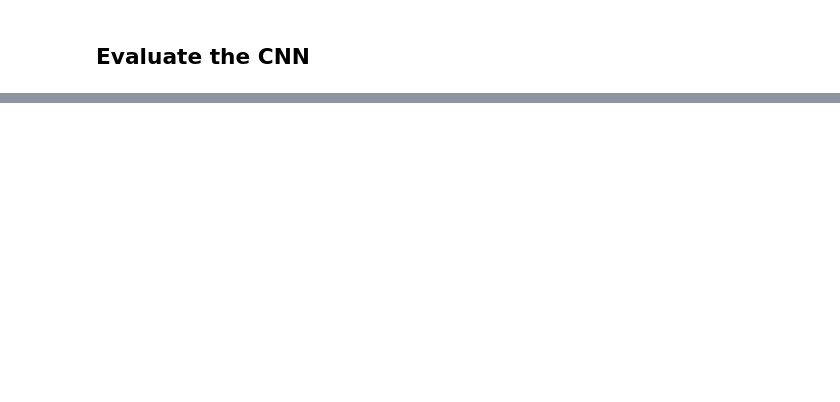
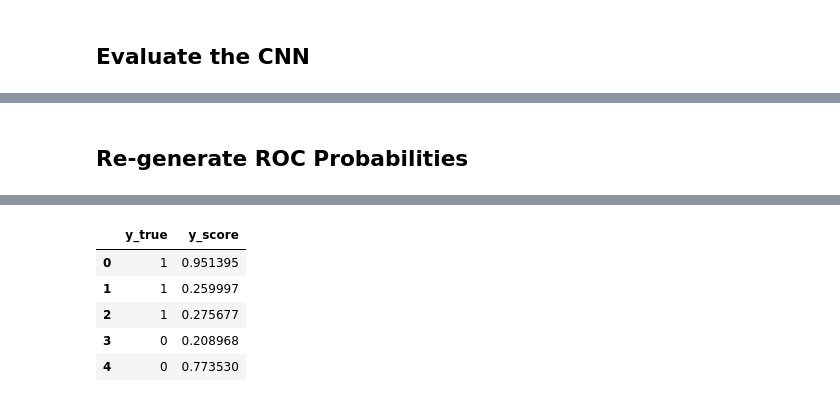
Before and after one commit to zobayer1/hg38-promoter-prediction, a Jupyter notebook: hg38_cnn.ipynb, the cells around one changed output, grey strips where cells are left out. Cells and saved outputs as stored; diff of their text form; code cells hidden in the pictures; blank space fills up the shorter version.

```diff
--- a/hg38_cnn.ipynb
+++ b/hg38_cnn.ipynb
@@ -219,0 +271,17 @@ MCC      : 0.5080203901628616
+# %% [markdown]
+## Re-generate ROC Probabilities
+# %%
+y_score = model.predict(X_test).ravel()
+
+roc_df = pd.DataFrame({
+    "y_true": y_test,
+    "y_score": y_score
+})
+
+roc_df.to_csv(
+    os.path.join(OUT_DIR, "cnn_roc_data.csv"),
+    index=False
+)
+
+roc_df.head()
+# %% [output]
@@ -219,0 +289,6 @@ MCC      : 0.5080203901628616
+|  | y_true | y_score |
+| 0 | 1 | 0.951395 |
+| 1 | 1 | 0.259997 |
+| 2 | 1 | 0.275677 |
+| 3 | 0 | 0.208968 |
+| 4 | 0 | 0.773530 |
```
Also changed, not shown: parts of 14 cells of this notebook, 14 other files.
